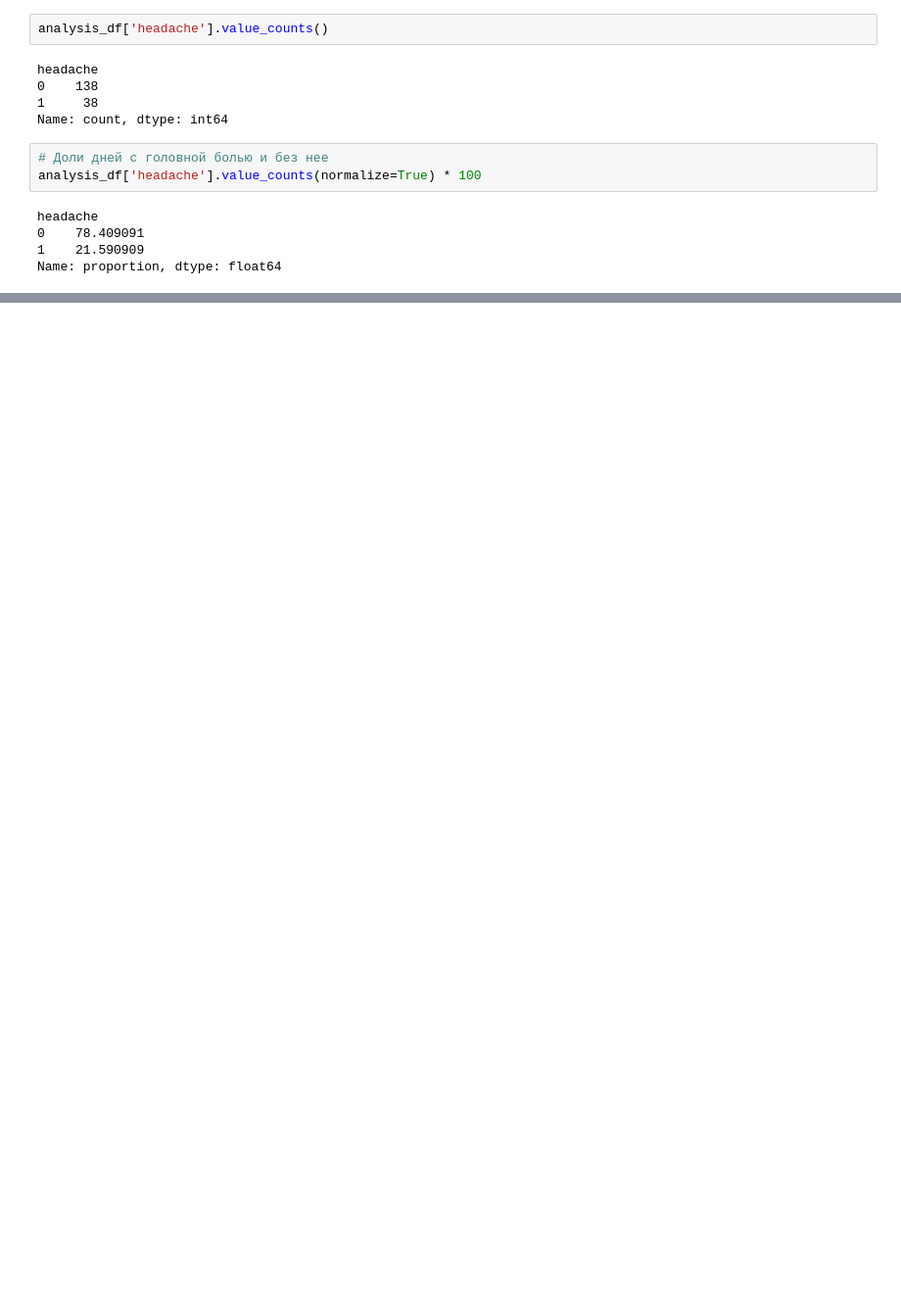
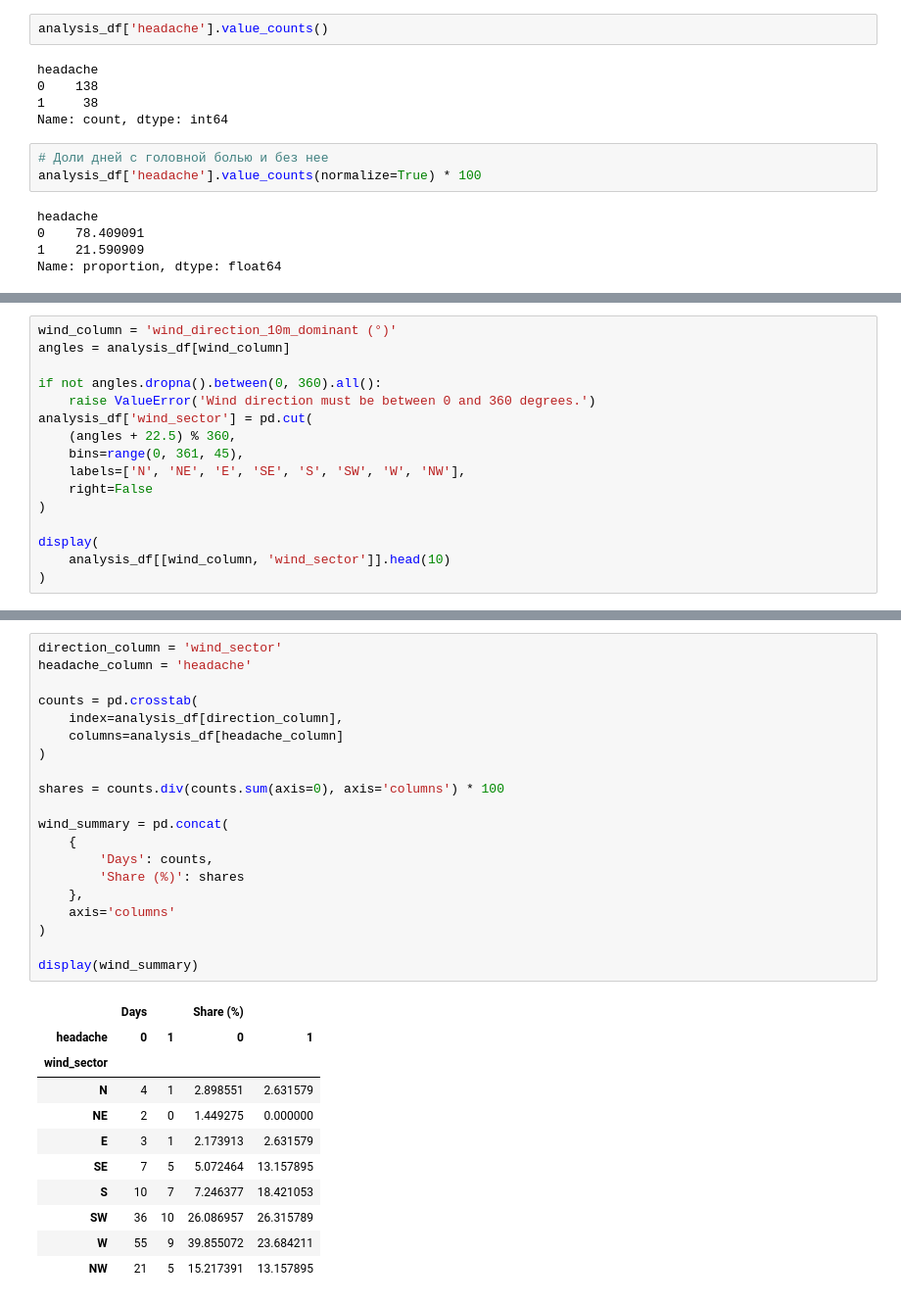
Before and after one commit to Waarentina/Case_3_headache, a Jupyter notebook: Analysis.ipynb, the cells around one changed output, grey strips where cells are left out. Shown at 98% size. Cells and saved outputs as stored; diff of their text form; blank space fills up the shorter version.

```diff
--- a/Analysis.ipynb
+++ b/Analysis.ipynb
@@ -205,0 +476,16 @@ plt.show()
+# %%
+wind_column = 'wind_direction_10m_dominant (°)'
+angles = analysis_df[wind_column]
+
+if not angles.dropna().between(0, 360).all():
+    raise ValueError('Wind direction must be between 0 and 360 degrees.')
+analysis_df['wind_sector'] = pd.cut(
+    (angles + 22.5) % 360,
+    bins=range(0, 361, 45),
+    labels=['N', 'NE', 'E', 'SE', 'S', 'SW', 'W', 'NW'],
+    right=False
+)
+
+display(
+    analysis_df[[wind_column, 'wind_sector']].head(10)
+)
@@ -205,0 +504,32 @@ plt.show()
+# %%
+direction_column = 'wind_sector'
+headache_column = 'headache'
+
+counts = pd.crosstab(
+    index=analysis_df[direction_column],
+    columns=analysis_df[headache_column]
+)
+
+shares = counts.div(counts.sum(axis=0), axis='columns') * 100
+
+wind_summary = pd.concat(
+    {
+        'Days': counts,
+        'Share (%)': shares
+    },
+    axis='columns'
+)
+
+display(wind_summary)
+# %% [output]
+|  | Days |  | Share (%) |  |
+| headache | 0 | 1 | 0 | 1 |
+| wind_sector |  |  |  |  |
+| N | 4 | 1 | 2.898551 | 2.631579 |
+| NE | 2 | 0 | 1.449275 | 0.000000 |
+| E | 3 | 1 | 2.173913 | 2.631579 |
+| SE | 7 | 5 | 5.072464 | 13.157895 |
+| S | 10 | 7 | 7.246377 | 18.421053 |
+| SW | 36 | 10 | 26.086957 | 26.315789 |
+| W | 55 | 9 | 39.855072 | 23.684211 |
+| NW | 21 | 5 | 15.217391 | 13.157895 |
```
Also changed, not shown: parts of 26 cells of this notebook, 1 other file.
